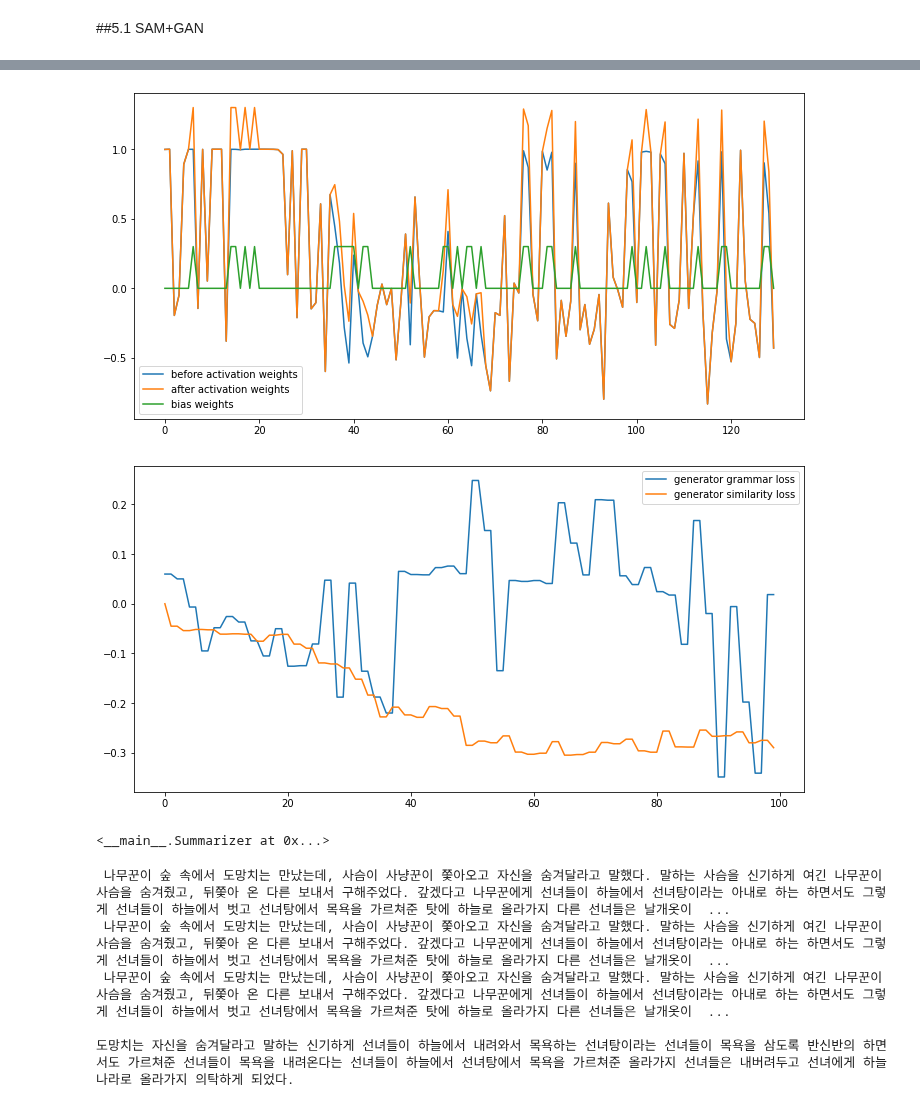
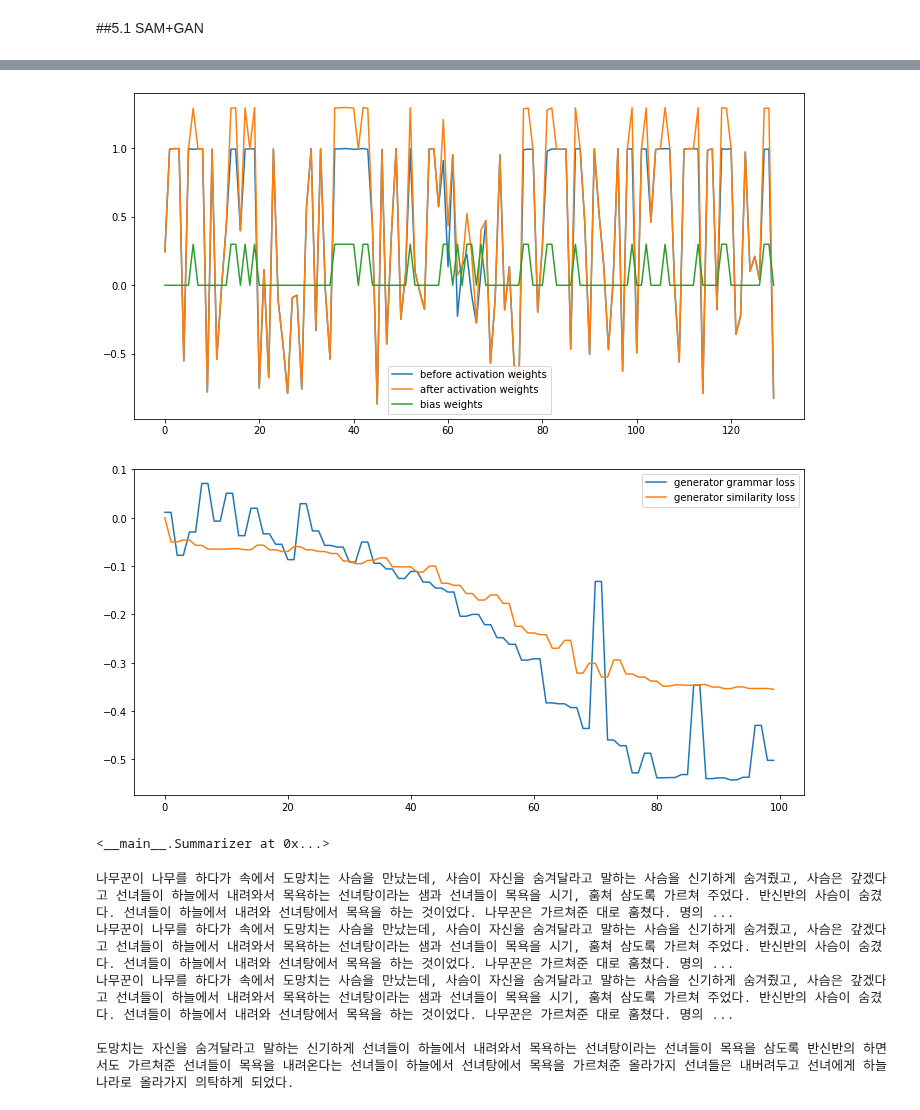
Before and after one commit to dolmani38/Summary, a Jupyter notebook: GAN_based_Korean_summarizer_using_semi_abstractive_method_v2.0.ipynb, the cells around one changed output, grey strips where cells are left out. Drawn from its saved outputs; the diff is of its cells as text; code cells hidden in the pictures.

```diff
--- a/GAN_based_Korean_summarizer_using_semi_abstractive_method_v2.0.ipynb
+++ b/GAN_based_Korean_summarizer_using_semi_abstractive_method_v2.0.ipynb
@@ -1735,7 +1735,7 @@ class Summarizer:
 
         criterion = nn.BCELoss()
         #D_opt = torch.optim.Adam(D.parameters(), lr=0.0002, betas=(0.5, 0.999))
-        G_opt = torch.optim.Adam(self.generator.parameters(), lr=4e-4)
+        G_opt = torch.optim.Adam(self.generator.parameters(), lr=2e-4)
         D1_opt = AdamW(self.g_discriminator.discriminator.parameters(),
                         lr = 2e-5, # args.learning_rate - default is 5e-5, our notebook had 2e-5
                         eps = 1e-8 # args.adam_epsilon  - default is 1e-8.
@@ -1955,5 +1955,5 @@ Frame text: 도망치는 자신을 숨겨달라고 말하는 신기하게 선녀
 summarizer = Summarizer(g_discriminator,s_discriminator)
 #source = Source(org_text)
 summarizer.ready(source)
-summarizer.summarize(epochs=100,batch_size=1,frame_expansion_ratio = 0.7)
+summarizer.summarize(epochs=100,batch_size=1,frame_expansion_ratio = 1.0)
 # %% [output]
@@ -1961,5 +1961,5 @@ Train... |||||||||||||||||||||| 100.0%   100/100 epochs, Generator / grammar los
-[figure, old version]
+[figure, new version]
-[figure, old version]
+[figure, new version]
 <__main__.Summarizer at 0x...>
 # %%
 txts = summarizer.get_summary(3)
@@ -1968,9 +1968,9 @@ print('\n'.join(txts))
 print('')
 print(source.frame_text)
 # %% [output]
- 나무꾼이 숲 속에서 도망치는 만났는데, 사슴이 사냥꾼이 쫓아오고 자신을 숨겨달라고 말했다. 말하는 사슴을 신기하게 여긴 나무꾼이 사슴을 숨겨줬고, 뒤쫓아 온 다른 보내서 구해주었다. 갚겠다고 나무꾼에게 선녀들이 하늘에서 선녀탕이라는 아내로 하는 하면서도 그렇게 선녀들이 하늘에서 벗고 선녀탕에서 목욕을 가르쳐준 탓에 하늘로 올라가지 다른 선녀들은 날개옷이  ...
- 나무꾼이 숲 속에서 도망치는 만났는데, 사슴이 사냥꾼이 쫓아오고 자신을 숨겨달라고 말했다. 말하는 사슴을 신기하게 여긴 나무꾼이 사슴을 숨겨줬고, 뒤쫓아 온 다른 보내서 구해주었다. 갚겠다고 나무꾼에게 선녀들이 하늘에서 선녀탕이라는 아내로 하는 하면서도 그렇게 선녀들이 하늘에서 벗고 선녀탕에서 목욕을 가르쳐준 탓에 하늘로 올라가지 다른 선녀들은 날개옷이  ...
- 나무꾼이 숲 속에서 도망치는 만났는데, 사슴이 사냥꾼이 쫓아오고 자신을 숨겨달라고 말했다. 말하는 사슴을 신기하게 여긴 나무꾼이 사슴을 숨겨줬고, 뒤쫓아 온 다른 보내서 구해주었다. 갚겠다고 나무꾼에게 선녀들이 하늘에서 선녀탕이라는 아내로 하는 하면서도 그렇게 선녀들이 하늘에서 벗고 선녀탕에서 목욕을 가르쳐준 탓에 하늘로 올라가지 다른 선녀들은 날개옷이  ...
+나무꾼이 나무를 하다가 속에서 도망치는 사슴을 만났는데, 사슴이 자신을 숨겨달라고 말하는 사슴을 신기하게 숨겨줬고, 사슴은 갚겠다고 선녀들이 하늘에서 내려와서 목욕하는 선녀탕이라는 샘과 선녀들이 목욕을 시기, 훔쳐 삼도록 가르쳐 주었다. 반신반의 사슴이 숨겼다. 선녀들이 하늘에서 내려와 선녀탕에서 목욕을 하는 것이었다. 나무꾼은 가르쳐준 대로 훔쳤다. 명의 ...
+나무꾼이 나무를 하다가 속에서 도망치는 사슴을 만났는데, 사슴이 자신을 숨겨달라고 말하는 사슴을 신기하게 숨겨줬고, 사슴은 갚겠다고 선녀들이 하늘에서 내려와서 목욕하는 선녀탕이라는 샘과 선녀들이 목욕을 시기, 훔쳐 삼도록 가르쳐 주었다. 반신반의 사슴이 숨겼다. 선녀들이 하늘에서 내려와 선녀탕에서 목욕을 하는 것이었다. 나무꾼은 가르쳐준 대로 훔쳤다. 명의 ...
+나무꾼이 나무를 하다가 속에서 도망치는 사슴을 만났는데, 사슴이 자신을 숨겨달라고 말하는 사슴을 신기하게 숨겨줬고, 사슴은 갚겠다고 선녀들이 하늘에서 내려와서 목욕하는 선녀탕이라는 샘과 선녀들이 목욕을 시기, 훔쳐 삼도록 가르쳐 주었다. 반신반의 사슴이 숨겼다. 선녀들이 하늘에서 내려와 선녀탕에서 목욕을 하는 것이었다. 나무꾼은 가르쳐준 대로 훔쳤다. 명의 ...
 
 도망치는 자신을 숨겨달라고 말하는 신기하게 선녀들이 하늘에서 내려와서 목욕하는 선녀탕이라는 선녀들이 목욕을 삼도록 반신반의 하면서도 가르쳐준 선녀들이 목욕을 내려온다는 선녀들이 하늘에서 선녀탕에서 목욕을 가르쳐준 올라가지 선녀들은 내버려두고 선녀에게 하늘나라로 올라가지 의탁하게 되었다.
 # %%
```
Also changed, not shown: parts of 2 cells of this notebook.
